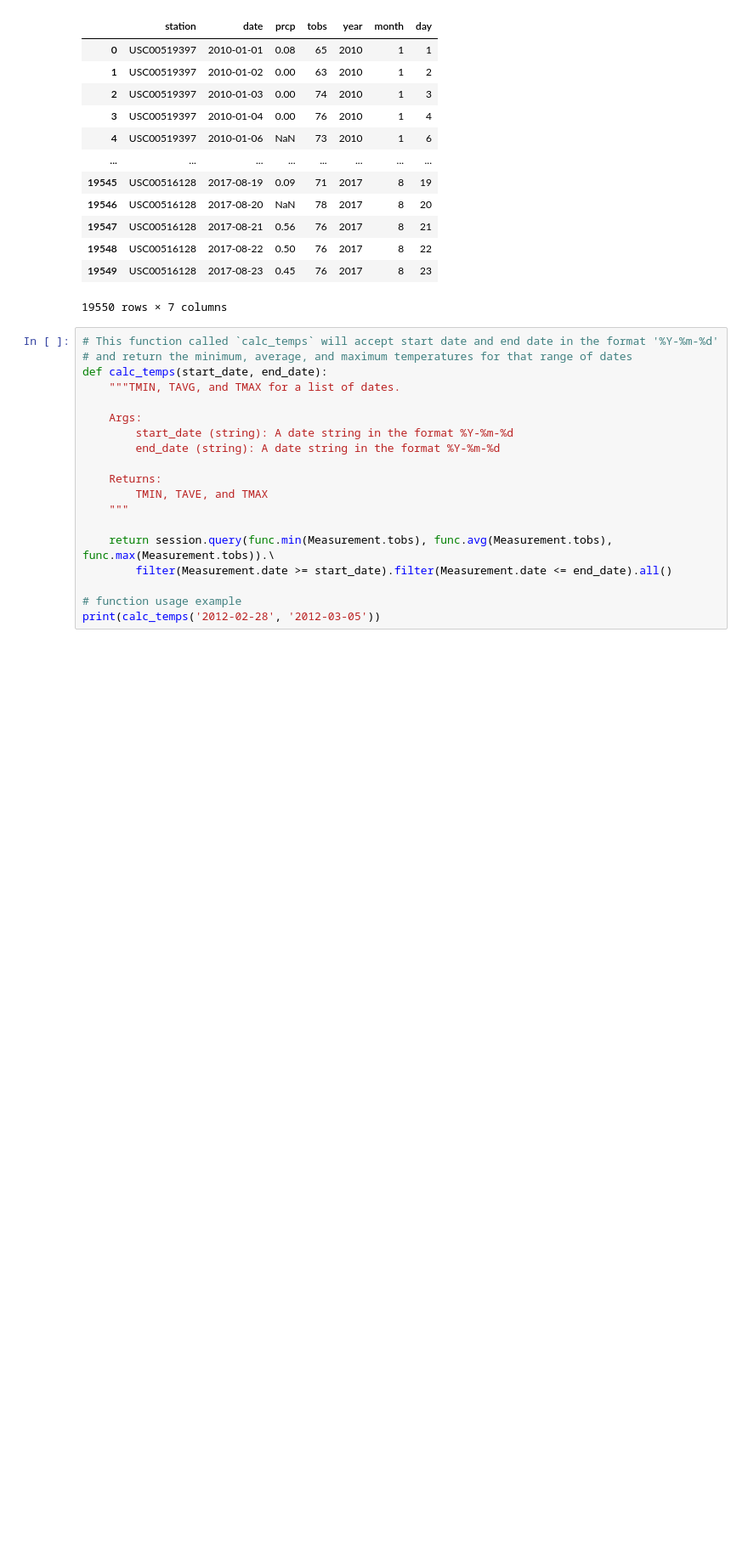
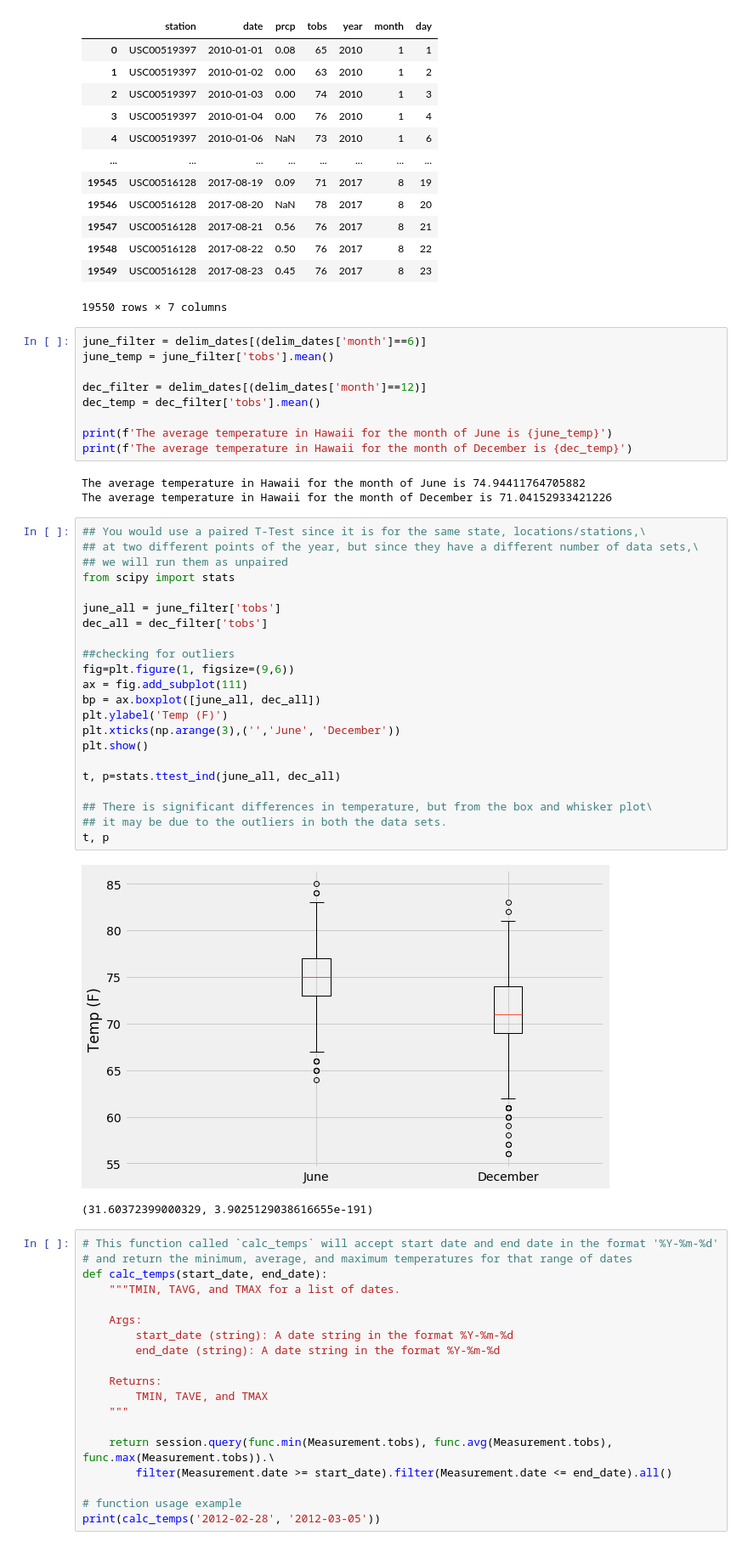
Before and after one commit to quickbarn/sqlalchemy-challenge, a Jupyter notebook: climate_starter.ipynb, the cells around one changed output. Shown at 85% size. Drawn from its saved outputs; the diff is of its cells as text; blank space fills up the shorter version.

```diff
--- a/climate_starter.ipynb
+++ b/climate_starter.ipynb
@@ -189,6 +189,43 @@ delim_dates
 | 19548 | USC00516128 | 2017-08-22 | 0.50 | 76 | 2017 | 8 | 22 |
 | 19549 | USC00516128 | 2017-08-23 | 0.45 | 76 | 2017 | 8 | 23 |
 19550 rows × 7 columns
+# %%
+june_filter = delim_dates[(delim_dates['month']==6)]
+june_temp = june_filter['tobs'].mean()
+
+dec_filter = delim_dates[(delim_dates['month']==12)]
+dec_temp = dec_filter['tobs'].mean()
+
+print(f'The average temperature in Hawaii for the month of June is {june_temp}')
+print(f'The average temperature in Hawaii for the month of December is {dec_temp}')
+# %% [output]
+The average temperature in Hawaii for the month of June is 74.94411764705882
+The average temperature in Hawaii for the month of December is 71.04152933421226
+# %%
+## You would use a paired T-Test since it is for the same state, locations/stations,\
+## at two different points of the year, but since they have a different number of data sets,\
+## we will run them as unpaired
+from scipy import stats
+
+june_all = june_filter['tobs']
+dec_all = dec_filter['tobs']
+
+##checking for outliers
+fig=plt.figure(1, figsize=(9,6))
+ax = fig.add_subplot(111)
+bp = ax.boxplot([june_all, dec_all])
+plt.ylabel('Temp (F)')
+plt.xticks(np.arange(3),('','June', 'December'))
+plt.show()
+
+t, p=stats.ttest_ind(june_all, dec_all)
+
+## There is significant differences in temperature, but from the box and whisker plot\
+## it may be due to the outliers in both the data sets.
+t, p
+# %% [output]
+[figure, added]
+(31.60372399000329, 3.9025129038616655e-191)
 # %%
 # This function called `calc_temps` will accept start date and end date in the format '%Y-%m-%d'
 # and return the minimum, average, and maximum temperatures for that range of dates
```
